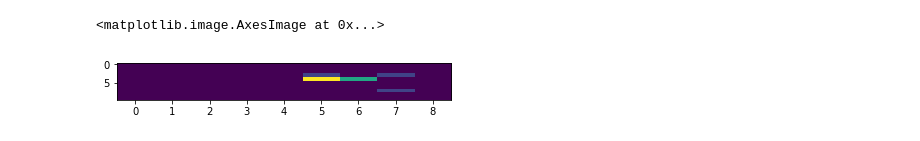
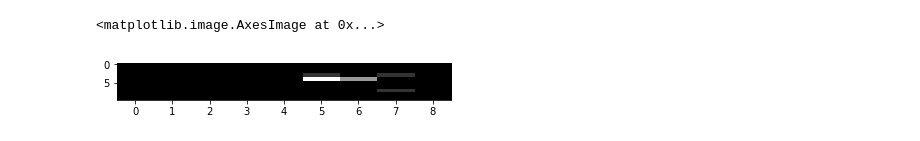
Before and after one commit to zdeblick/fun-con, a Jupyter notebook: GLM_Tester.ipynb, the cells around one changed output. Drawn from its saved outputs; the diff is of its cells as text; code cells hidden in the pictures.

```diff
--- a/GLM_Tester.ipynb
+++ b/GLM_Tester.ipynb
@@ -21,10 +21,10 @@ data_set = NWB_adapter(nwb_file)
 (binned_spikes, cell_table) = bin_spikes(data_set,0.1,0.4,1.4,regions=['VISp'])
 # %%
 plt.subplots(1,1,figsize=(6,6))
-plt.imshow(binned_spikes[15:25,:],aspect=0.1)
+plt.imshow(binned_spikes[15:25,:],aspect=0.1, cmap = 'gray')
 # %% [output]
 <matplotlib.image.AxesImage at 0x...>
-[figure, old version]
+[figure, new version]
 # %%
 # Inputs:
 # data_set: EphysObservatory data_set structure
```
Also changed, not shown: parts of 17 cells of this notebook, 3 other files.
